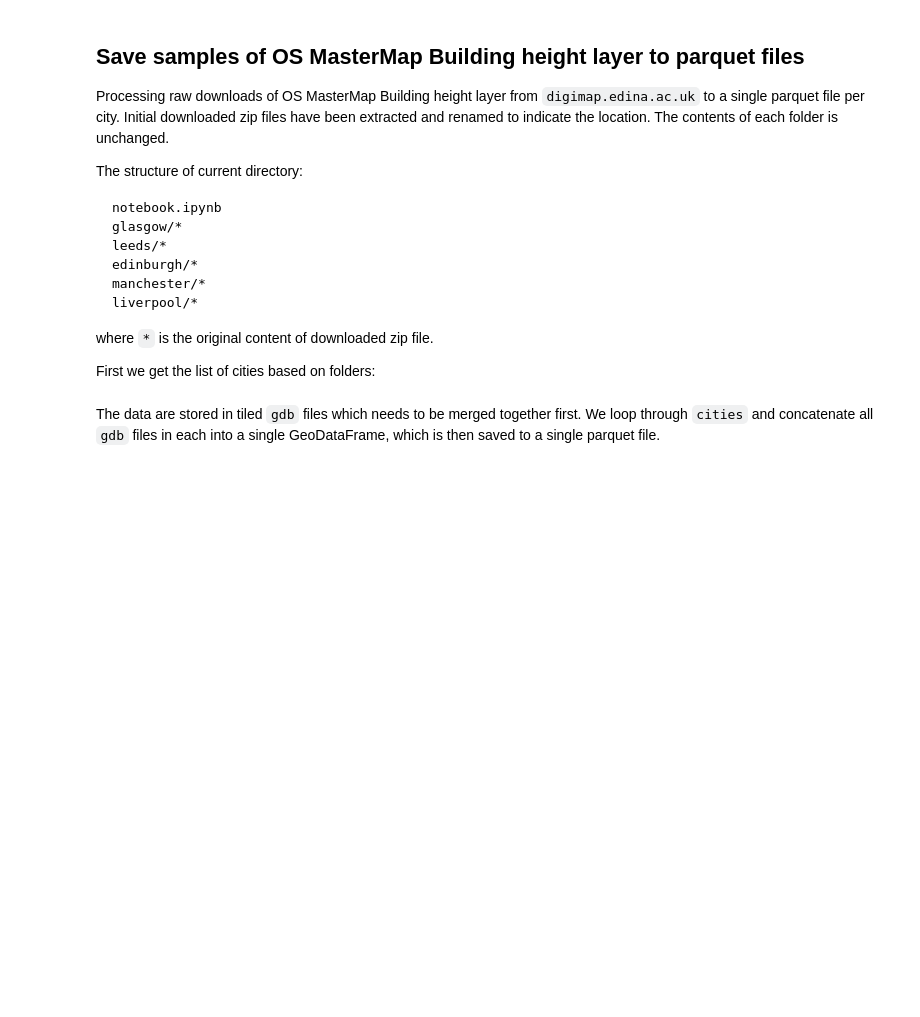
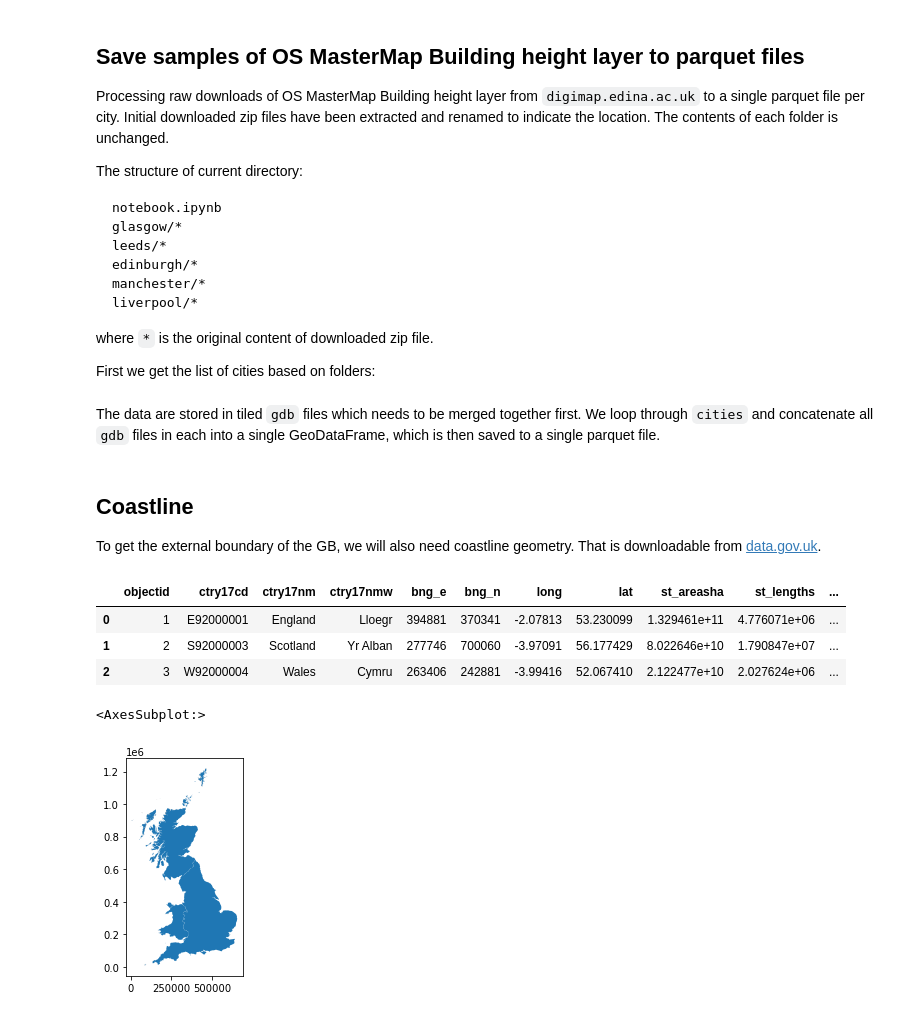
Before and after one commit to urbangrammarai/data_processing, a Jupyter notebook: docs/_sources/code/Fetch_OS_Data.ipynb, the cells around one changed output. Drawn from its saved outputs; the diff is of its cells as text; code cells hidden in the pictures; blank space fills up the shorter version.

```diff
--- a/docs/_sources/code/Fetch_OS_Data.ipynb
+++ b/docs/_sources/code/Fetch_OS_Data.ipynb
@@ -295,3 +295,21 @@ for city in cities:
     files = glob.glob(f'{city}/**/**/**')
     merged = pd.concat([gpd.read_file(file) for file in files if file.endswith('gdb')])
     merged.to_parquet(f'{city}.pq')
+# %% [markdown]
+## Coastline
+
+To get the external boundary of the GB, we will also need coastline geometry. That is downloadable from [data.gov.uk](https://data.gov.uk/dataset/26053db7-6caf-446f-8f7e-9775a19970e0/countries-december-2017-full-extent-boundaries-in-great-britain).
+# %%
+coastline = gpd.read_file('http://geoportal1-ons.opendata.arcgis.com/datasets/f2c2211ff185418484566b2b7a5e1300_1.zip?outSR={%22latestWkid%22:27700,%22wkid%22:27700}')
+# %%
+coastline
+# %% [output]
+|  | objectid | ctry17cd | ctry17nm | ctry17nmw | bng_e | bng_n | long | lat | st_areasha | st_lengths | ... |
+| 0 | 1 | E92000001 | England | Lloegr | 394881 | 370341 | -2.07813 | 53.230099 | 1.329461e+11 | 4.776071e+06 | ... |
+| 1 | 2 | S92000003 | Scotland | Yr Alban | 277746 | 700060 | -3.97091 | 56.177429 | 8.022646e+10 | 1.790847e+07 | ... |
+| 2 | 3 | W92000004 | Wales | Cymru | 263406 | 242881 | -3.99416 | 52.067410 | 2.122477e+10 | 2.027624e+06 | ... |
+# %%
+coastline.plot()
+# %% [output]
+<AxesSubplot:>
+[figure, added]
```
Also changed, not shown: parts of 1 cell of this notebook, 3 other files.
